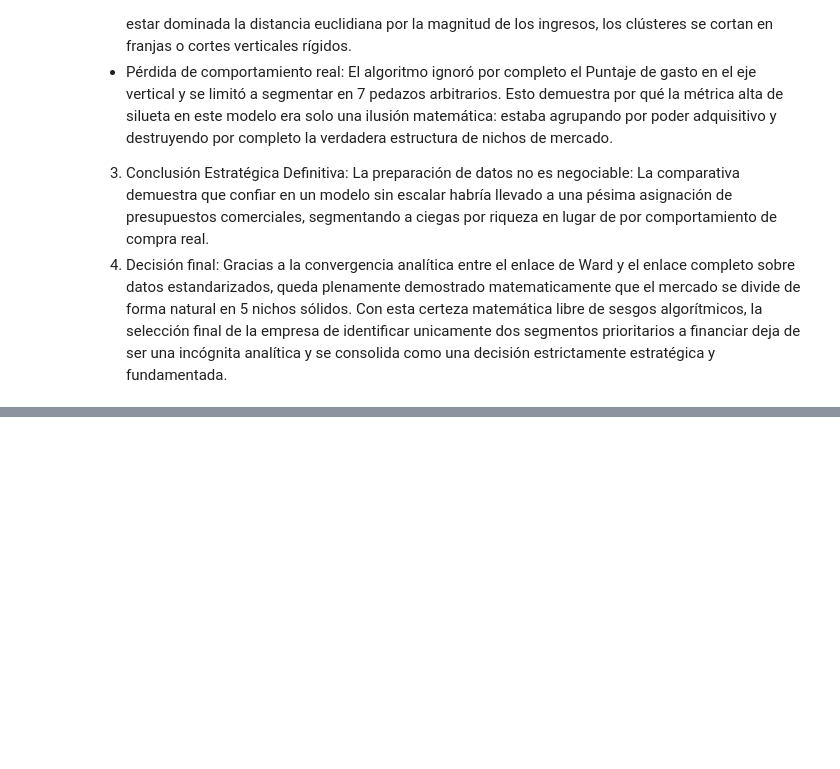
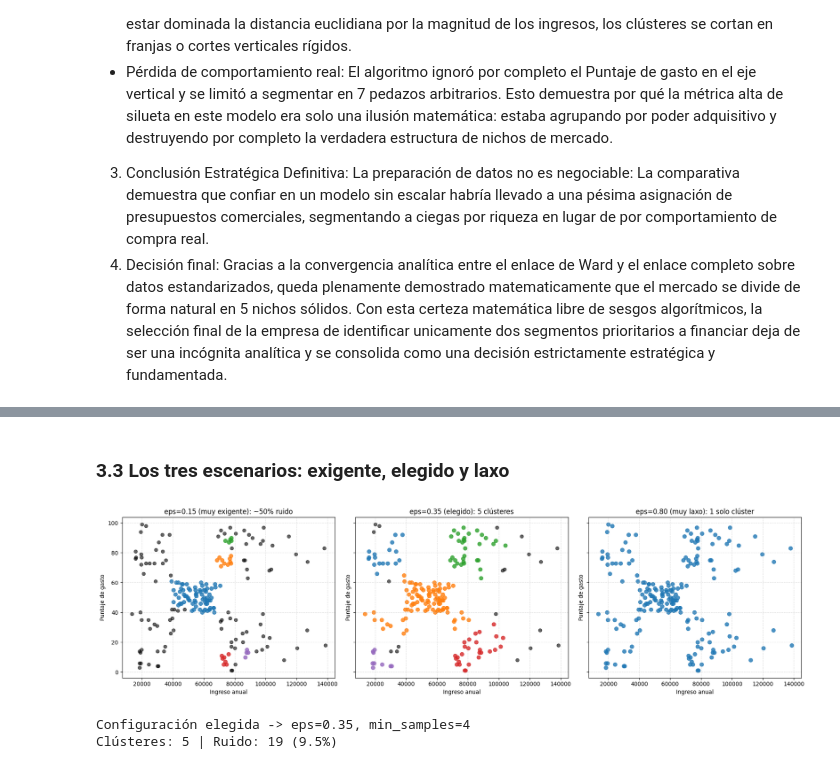
Before and after one commit to JuanRestrepoM/MIAD_202614_Aprendizaje_no_supervisado_G29, a Jupyter notebook: notebooks/S4_clustering.ipynb, the cells around one changed output, grey strips where cells are left out. Saved outputs shown, nothing was run; the diff lists cells and outputs as text; code cells hidden in the pictures; blank space fills up the shorter version.

```diff
--- a/notebooks/S4_clustering.ipynb
+++ b/notebooks/S4_clustering.ipynb
@@ -655,0 +689,14 @@ Conclusiones:
+# %%
+print("Barrido de eps (min_samples=4):")
+for eps in [0.15, 0.20, 0.25, 0.30, 0.35, 0.40, 0.45, 0.50, 0.60, 0.80, 1.0]:
+    db = DBSCAN(eps=eps, min_samples=min_samples).fit(X_scaled)
+    etiquetas = db.labels_
+    n_clusters = len(set(etiquetas)) - (1 if -1 in etiquetas else 0)
+    n_ruido = (etiquetas == -1).sum()
+    pct_ruido = n_ruido / len(etiquetas) * 100
+    if n_clusters >= 2 and n_ruido < len(etiquetas):
+        sil = silhouette_score(X_scaled[etiquetas != -1], etiquetas[etiquetas != -1])
+        sil_txt = f"{sil:.4f}"
+    else:
+        sil_txt = "N/A"
+    print(f"  eps={eps:.2f}: clusters={n_clusters}, ruido={n_ruido} ({pct_ruido:.1f}%), silueta(sin ruido)={sil_txt}")
@@ -655,0 +718,39 @@ Conclusiones:
+# %% [markdown]
+### 3.3 Los tres escenarios: exigente, elegido y laxo
+# %%
+configuraciones = [
+    (0.15, 4, "eps=0.15 (muy exigente): ~50% ruido"),
+    (0.35, 4, "eps=0.35 (elegido): 5 clústeres"),
+    (0.80, 4, "eps=0.80 (muy laxo): 1 solo clúster"),
+]
+
+fig, axes = plt.subplots(1, 3, figsize=(18, 5), sharex=True, sharey=True)
+for ax, (eps, ms, titulo) in zip(axes, configuraciones):
+    db = DBSCAN(eps=eps, min_samples=ms).fit(X_scaled)
+    etq = db.labels_
+    for k in np.unique(etq):
+        mask = etq == k
+        if k == -1:
+            ax.scatter(X_original.values[mask, 0], X_original.values[mask, 1],
+                       c='black', s=35, alpha=0.6, label='Ruido')
+        else:
+            ax.scatter(X_original.values[mask, 0], X_original.values[mask, 1], s=45, alpha=0.8)
+    ax.set_title(titulo)
+    ax.set_xlabel('Ingreso anual')
+    ax.set_ylabel('Puntaje de gasto')
+    ax.grid(True, linestyle='--', alpha=0.4)
+
+plt.tight_layout()
+plt.show()
+
+# Configuración elegida: la usamos para el resto del análisis
+db_scaled = DBSCAN(eps=0.35, min_samples=4).fit(X_scaled)
+labels_dbscan_scaled = db_scaled.labels_
+n_clusters_dbscan = len(set(labels_dbscan_scaled)) - (1 if -1 in labels_dbscan_scaled else 0)
+n_ruido_dbscan = (labels_dbscan_scaled == -1).sum()
+print(f"Configuración elegida -> eps=0.35, min_samples=4")
+print(f"Clústeres: {n_clusters_dbscan} | Ruido: {n_ruido_dbscan} ({n_ruido_dbscan/len(labels_dbscan_scaled)*100:.1f}%)")
+# %% [output]
+[figure, added]
+Configuración elegida -> eps=0.35, min_samples=4
+Clústeres: 5 | Ruido: 19 (9.5%)
```
Also changed, not shown: parts of 38 cells of this notebook.
